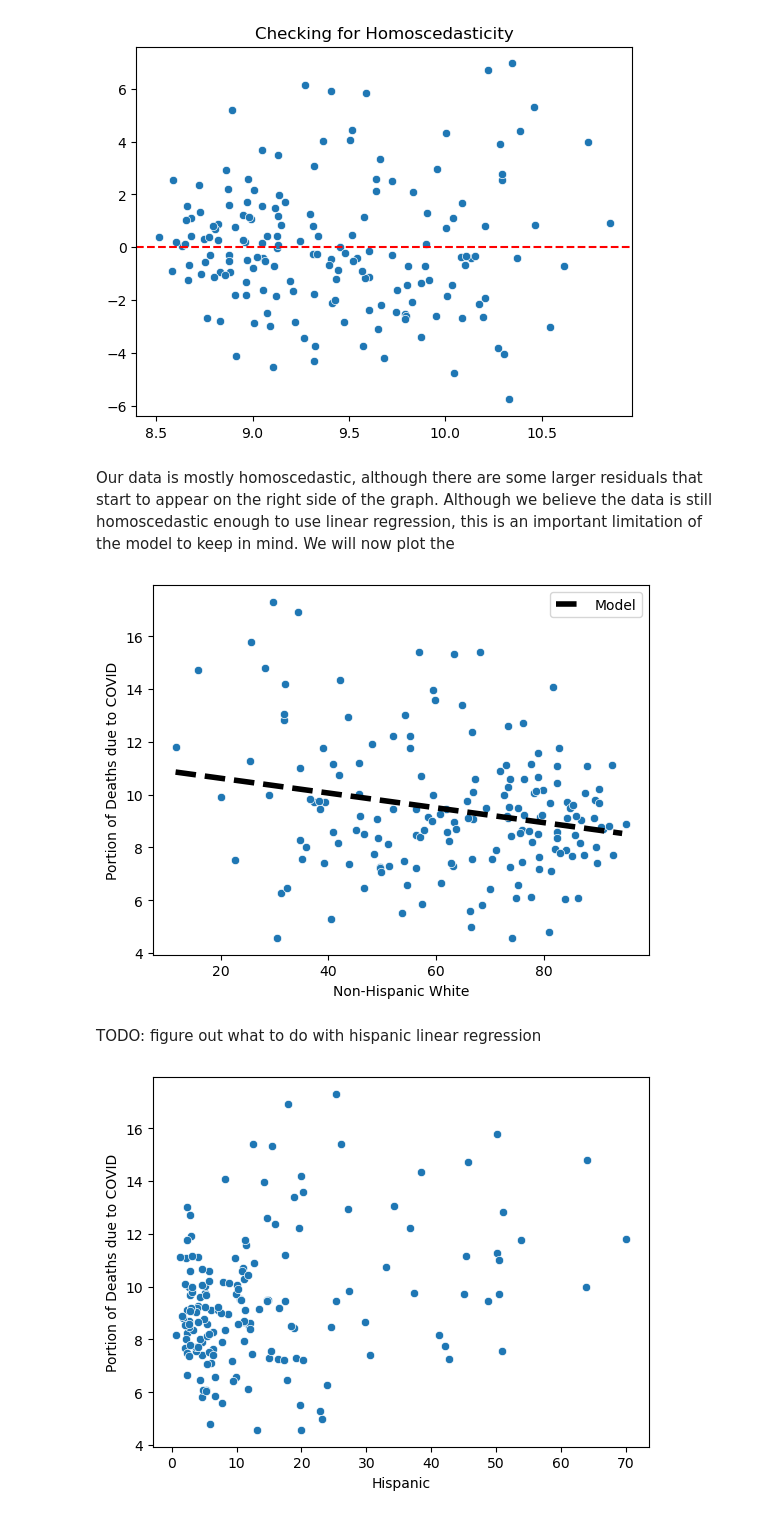
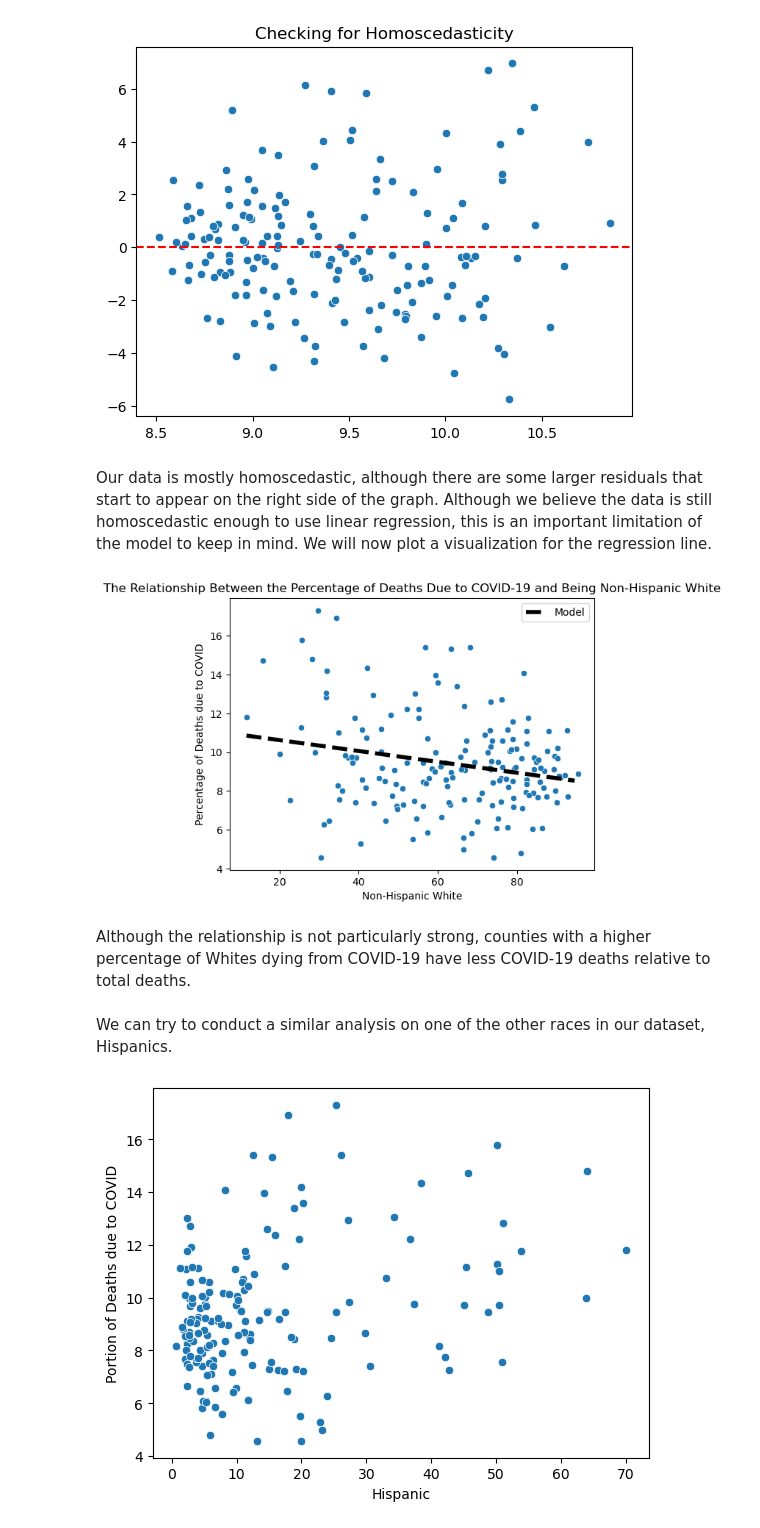
Before and after one commit to kshtwr/COVID-Mortality-Rate-in-Diverse-Cities, a Jupyter notebook: EDACheckpoint_Group116_WI24.ipynb, the cells around one changed output. Saved outputs shown, nothing was run; the diff lists cells and outputs as text; code cells hidden in the pictures.

```diff
--- a/EDACheckpoint_Group116_WI24.ipynb
+++ b/EDACheckpoint_Group116_WI24.ipynb
@@ -616,12 +616,13 @@ After establishing the correlation between ____ and _____, we wanted to determin
 # %%
 # Convert the "Non-Hispanic White" and "Portion of Deaths due to COVID" column to whole numbers for easy interpretation
 reg_df = df.copy()
-reg_df["Portion of Deaths due to COVID"] = reg_df["Portion of Deaths due to COVID"] * 100
-reg_df["Non-Hispanic White"] = reg_df["Non-Hispanic White"] * 100
-reg_df["Non-Hispanic Black"] = reg_df["Non-Hispanic Black"] * 100
-reg_df["Hispanic"] = reg_df["Hispanic"] * 100
-reg_df["Non-Hispanic Asian"] = reg_df["Non-Hispanic Asian"] * 100
-reg_df["Non-White, Non-Black, Non-Hispanic, Non-Asian"] = reg_df["Non-White, Non-Black, Non-Hispanic, Non-Asian"] * 100
+reg_df["Portion of Deaths due to COVID"] = df["Portion of Deaths due to COVID"] * 100
+reg_df["Non-Hispanic White"] = df["Non-Hispanic White"] * 100
+reg_df["Non-Hispanic Black"] = df["Non-Hispanic Black"] * 100
+reg_df["Hispanic"] = df["Hispanic"] * 100
+reg_df["Non-Hispanic Asian"] = df["Non-Hispanic Asian"] * 100
+reg_df["Non-White, Non-Black, Non-Hispanic, Non-Asian"] = df["Non-White, Non-Black, Non-Hispanic, Non-Asian"] * 100
+reg_df["Non-White"] = (1 - df["Non-Hispanic White"]) * 100
 
 # Take a look at what changed
 reg_df.head()
@@ -683,23 +684,26 @@ plt.title('Checking for Homoscedasticity')
 Text(0.5, 1.0, 'Checking for Homoscedasticity')
 [figure]
 # %% [markdown]
-Our data is mostly homoscedastic, although there are some larger residuals that start to appear on the right side of the graph. Although we believe the data is still homoscedastic enough to use linear regression, this is an important limitation of the model to keep in mind. We will now plot the
+Our data is mostly homoscedastic, although there are some larger residuals that start to appear on the right side of the graph. Although we believe the data is still homoscedastic enough to use linear regression, this is an important limitation of the model to keep in mind. We will now plot a visualization for the regression line.
 # %%
 # Recreate previous scatterplot
 sns.scatterplot(data=reg_df, y='Portion of Deaths due to COVID', x='Non-Hispanic White')
 
-# Generate and plot the model fit line
+# Plot the regression line
 xs = np.arange(reg_df['Non-Hispanic White'].min(), reg_df['Non-Hispanic White'].max())
 ys = -0.028 * xs + 11.18
 plt.plot(xs, ys, '--k', linewidth=4, label='Model')
 
 plt.xlabel('Non-Hispanic White')
-plt.ylabel('Portion of Deaths due to COVID')
+plt.ylabel('Percentage of Deaths due to COVID')
+plt.title('The Relationship Between the Percentage of Deaths Due to COVID-19 and Being Non-Hispanic White')
 plt.legend();
 # %% [output]
-[figure, old version]
+[figure, new version]
-# %% [markdown]
-TODO: figure out what to do with hispanic linear regression
+# %% [markdown]
+Although the relationship is not particularly strong, counties with a higher percentage of Whites dying from COVID-19 have less COVID-19 deaths relative to total deaths.
+# %% [markdown]
+We can try to conduct a similar analysis on one of the other races in our dataset, Hispanics.
 # %%
 scatterplt = sns.scatterplot(data=reg_df, y='Portion of Deaths due to COVID', x='Hispanic')
 #plt.xlabel('')
```
Also changed, not shown: parts of 17 cells of this notebook.
